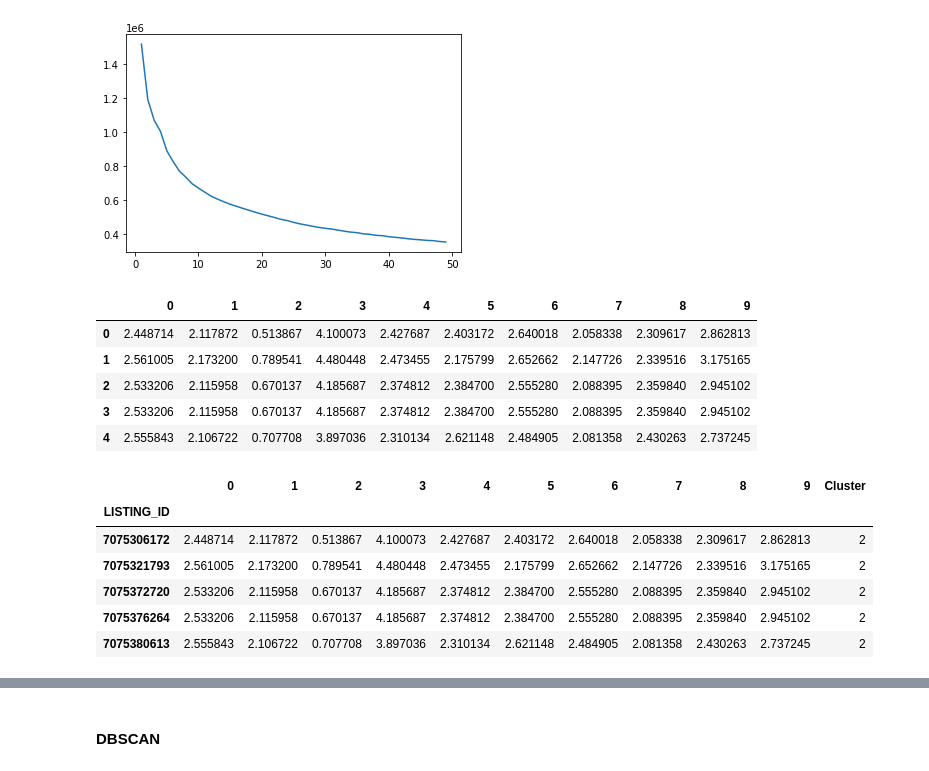
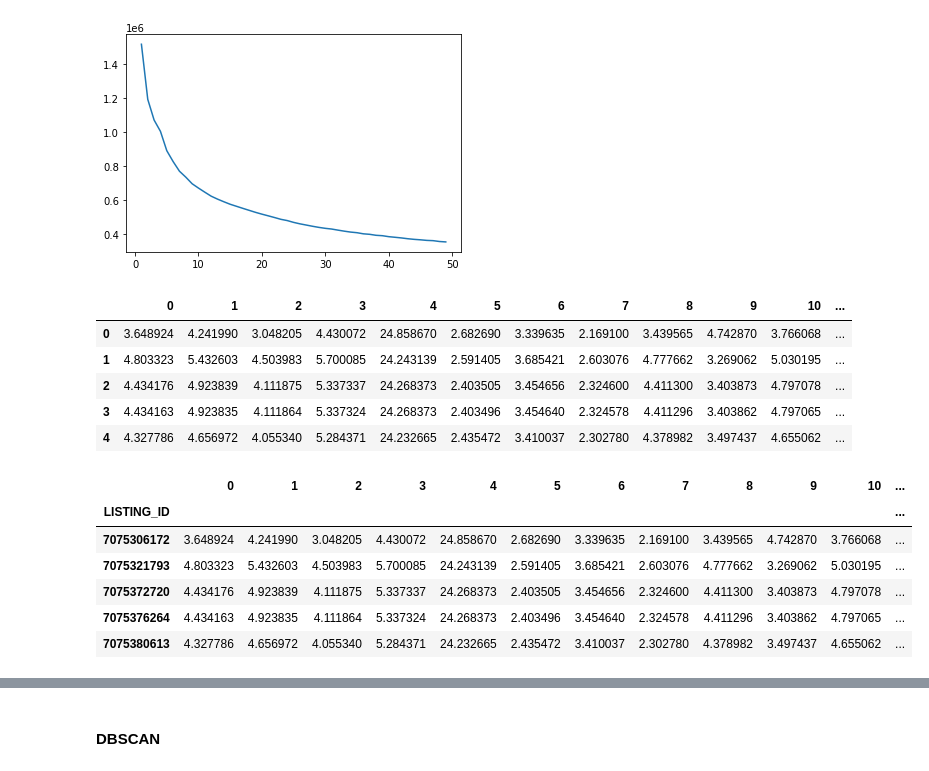
Before and after one commit to AVNunley/craigslist-recommender, a Jupyter notebook: notebooks/6 - Unsupervised Model Recommendations.ipynb, the cells around one changed output, grey strips where cells are left out. Cells and saved outputs as stored; diff of their text form; code cells hidden in the pictures.

```diff
--- a/notebooks/6 - Unsupervised Model Recommendations.ipynb
+++ b/notebooks/6 - Unsupervised Model Recommendations.ipynb
@@ -42,28 +42,28 @@ plt.plot(K, inertia_list)
 # %%
 #### Include Average Silhouette Method and Gap Statistic
 # %%
-km = KMeans(n_clusters = , random_state = 33)
+km = KMeans(n_clusters = 15, random_state = 33)
 km_df = pd.DataFrame(km.fit_transform(df))
 km_df.head()
 # %% [output]
-|  | 0 | 1 | 2 | 3 | 4 | 5 | 6 | 7 | 8 | 9 |
-| 0 | 2.448714 | 2.117872 | 0.513867 | 4.100073 | 2.427687 | 2.403172 | 2.640018 | 2.058338 | 2.309617 | 2.862813 |
-| 1 | 2.561005 | 2.173200 | 0.789541 | 4.480448 | 2.473455 | 2.175799 | 2.652662 | 2.147726 | 2.339516 | 3.175165 |
-| 2 | 2.533206 | 2.115958 | 0.670137 | 4.185687 | 2.374812 | 2.384700 | 2.555280 | 2.088395 | 2.359840 | 2.945102 |
-| 3 | 2.533206 | 2.115958 | 0.670137 | 4.185687 | 2.374812 | 2.384700 | 2.555280 | 2.088395 | 2.359840 | 2.945102 |
-| 4 | 2.555843 | 2.106722 | 0.707708 | 3.897036 | 2.310134 | 2.621148 | 2.484905 | 2.081358 | 2.430263 | 2.737245 |
+|  | 0 | 1 | 2 | 3 | 4 | 5 | 6 | 7 | 8 | 9 | 10 | ... |
+| 0 | 3.648924 | 4.241990 | 3.048205 | 4.430072 | 24.858670 | 2.682690 | 3.339635 | 2.169100 | 3.439565 | 4.742870 | 3.766068 | ... |
+| 1 | 4.803323 | 5.432603 | 4.503983 | 5.700085 | 24.243139 | 2.591405 | 3.685421 | 2.603076 | 4.777662 | 3.269062 | 5.030195 | ... |
+| 2 | 4.434176 | 4.923839 | 4.111875 | 5.337337 | 24.268373 | 2.403505 | 3.454656 | 2.324600 | 4.411300 | 3.403873 | 4.797078 | ... |
+| 3 | 4.434163 | 4.923835 | 4.111864 | 5.337324 | 24.268373 | 2.403496 | 3.454640 | 2.324578 | 4.411296 | 3.403862 | 4.797065 | ... |
+| 4 | 4.327786 | 4.656972 | 4.055340 | 5.284371 | 24.232665 | 2.435472 | 3.410037 | 2.302780 | 4.378982 | 3.497437 | 4.655062 | ... |
 # %%
-km_df.set_index(features_unscaled.index, inplace = True)
+km_df.set_index(df.index, inplace = True)
 km_df['Cluster'] = km.labels_
 km_df.head()
 # %% [output]
-|  | 0 | 1 | 2 | 3 | 4 | 5 | 6 | 7 | 8 | 9 | Cluster |
-| LISTING_ID |  |  |  |  |  |  |  |  |  |  |  |
-| 7075306172 | 2.448714 | 2.117872 | 0.513867 | 4.100073 | 2.427687 | 2.403172 | 2.640018 | 2.058338 | 2.309617 | 2.862813 | 2 |
-| 7075321793 | 2.561005 | 2.173200 | 0.789541 | 4.480448 | 2.473455 | 2.175799 | 2.652662 | 2.147726 | 2.339516 | 3.175165 | 2 |
-| 7075372720 | 2.533206 | 2.115958 | 0.670137 | 4.185687 | 2.374812 | 2.384700 | 2.555280 | 2.088395 | 2.359840 | 2.945102 | 2 |
-| 7075376264 | 2.533206 | 2.115958 | 0.670137 | 4.185687 | 2.374812 | 2.384700 | 2.555280 | 2.088395 | 2.359840 | 2.945102 | 2 |
-| 7075380613 | 2.555843 | 2.106722 | 0.707708 | 3.897036 | 2.310134 | 2.621148 | 2.484905 | 2.081358 | 2.430263 | 2.737245 | 2 |
+|  | 0 | 1 | 2 | 3 | 4 | 5 | 6 | 7 | 8 | 9 | 10 | ... |
+| LISTING_ID |  |  |  |  |  |  |  |  |  |  |  | ... |
+| 7075306172 | 3.648924 | 4.241990 | 3.048205 | 4.430072 | 24.858670 | 2.682690 | 3.339635 | 2.169100 | 3.439565 | 4.742870 | 3.766068 | ... |
+| 7075321793 | 4.803323 | 5.432603 | 4.503983 | 5.700085 | 24.243139 | 2.591405 | 3.685421 | 2.603076 | 4.777662 | 3.269062 | 5.030195 | ... |
+| 7075372720 | 4.434176 | 4.923839 | 4.111875 | 5.337337 | 24.268373 | 2.403505 | 3.454656 | 2.324600 | 4.411300 | 3.403873 | 4.797078 | ... |
+| 7075376264 | 4.434163 | 4.923835 | 4.111864 | 5.337324 | 24.268373 | 2.403496 | 3.454640 | 2.324578 | 4.411296 | 3.403862 | 4.797065 | ... |
+| 7075380613 | 4.327786 | 4.656972 | 4.055340 | 5.284371 | 24.232665 | 2.435472 | 3.410037 | 2.302780 | 4.378982 | 3.497437 | 4.655062 | ... |
 # %%
 plt.bar(km_df.Cluster.value_counts().index, km_df.Cluster.value_counts())
 # %% [output]
```
Also changed, not shown: parts of 1 cell of this notebook.
